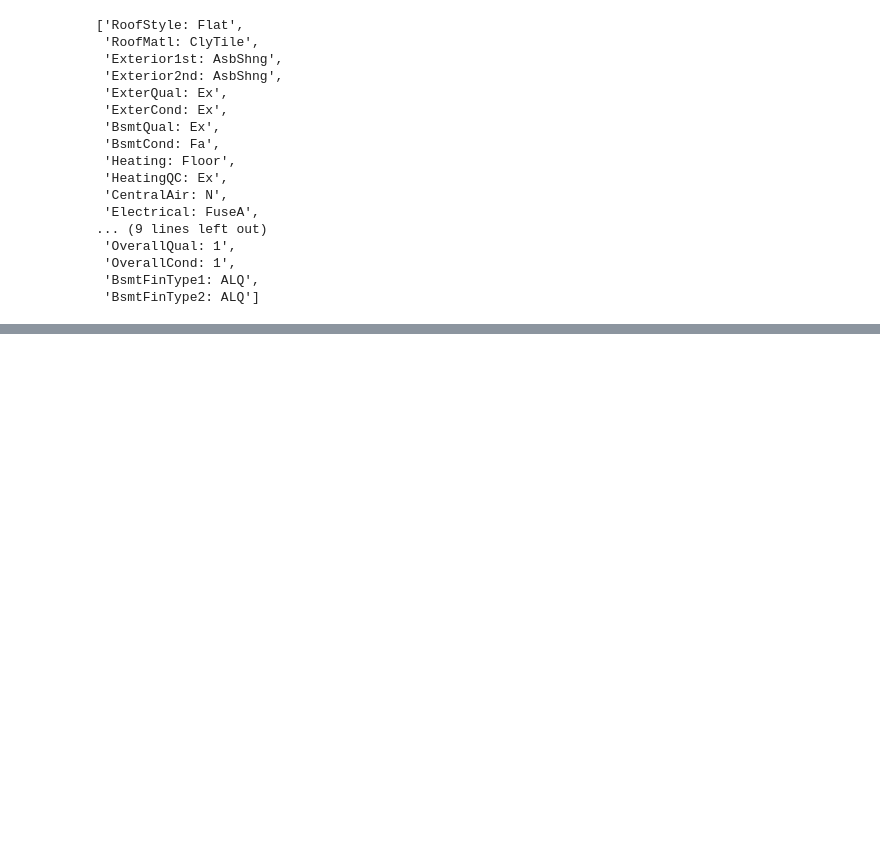
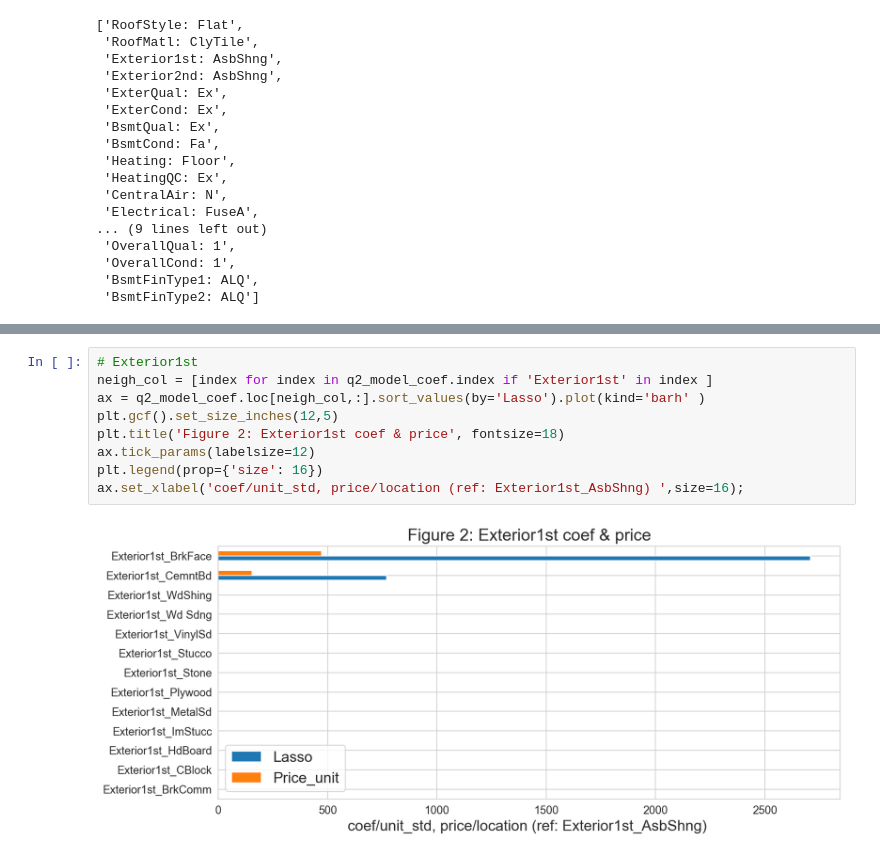
Before and after one commit to Miaowshroom/project3_a2, a Jupyter notebook: project-03-combined.ipynb, the cells around one changed output, grey strips where cells are left out. Cells and saved outputs as stored; diff of their text form; blank space fills up the shorter version.

```diff
--- a/project-03-combined.ipynb
+++ b/project-03-combined.ipynb
@@ -1737,0 +1761,11 @@ q2_model_coef.iloc[np.argsort(q2_model_coef.Lasso.abs())[::-1]].head(40)
+# %%
+# Exterior1st
+neigh_col = [index for index in q2_model_coef.index if 'Exterior1st' in index ]
+ax = q2_model_coef.loc[neigh_col,:].sort_values(by='Lasso').plot(kind='barh' )
+plt.gcf().set_size_inches(12,5)
+plt.title('Figure 2: Exterior1st coef & price', fontsize=18)
+ax.tick_params(labelsize=12)
+plt.legend(prop={'size': 16})
+ax.set_xlabel('coef/unit_std, price/location (ref: Exterior1st_AsbShng) ',size=16);
+# %% [output]
+[figure, added]
```
Also changed, not shown: parts of 17 cells of this notebook.
